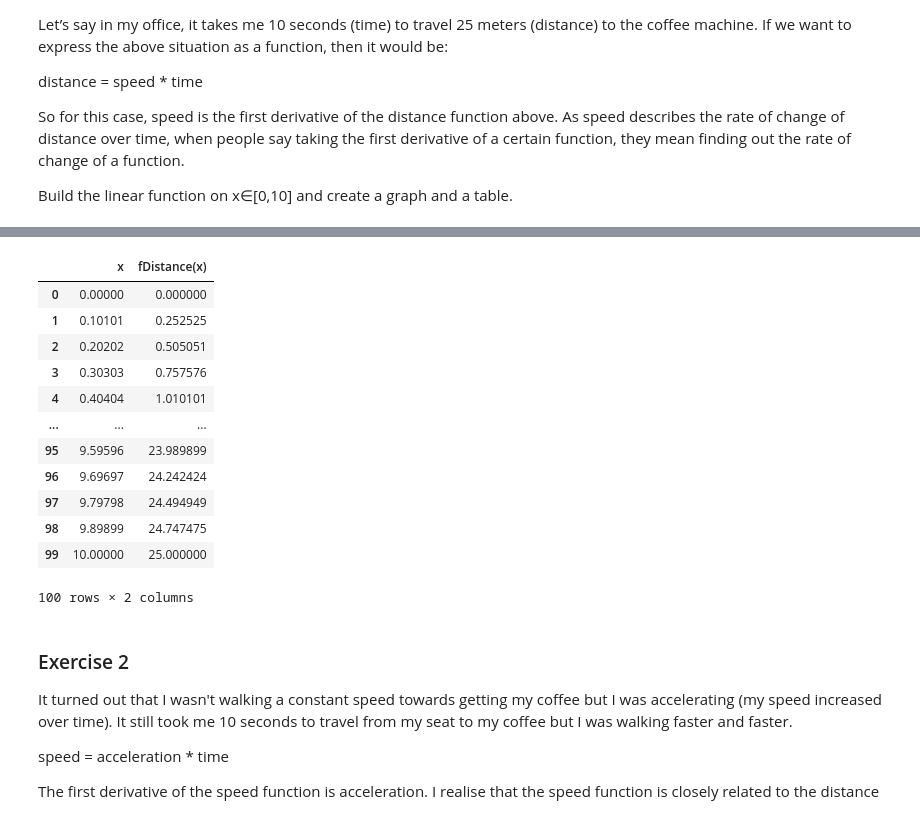
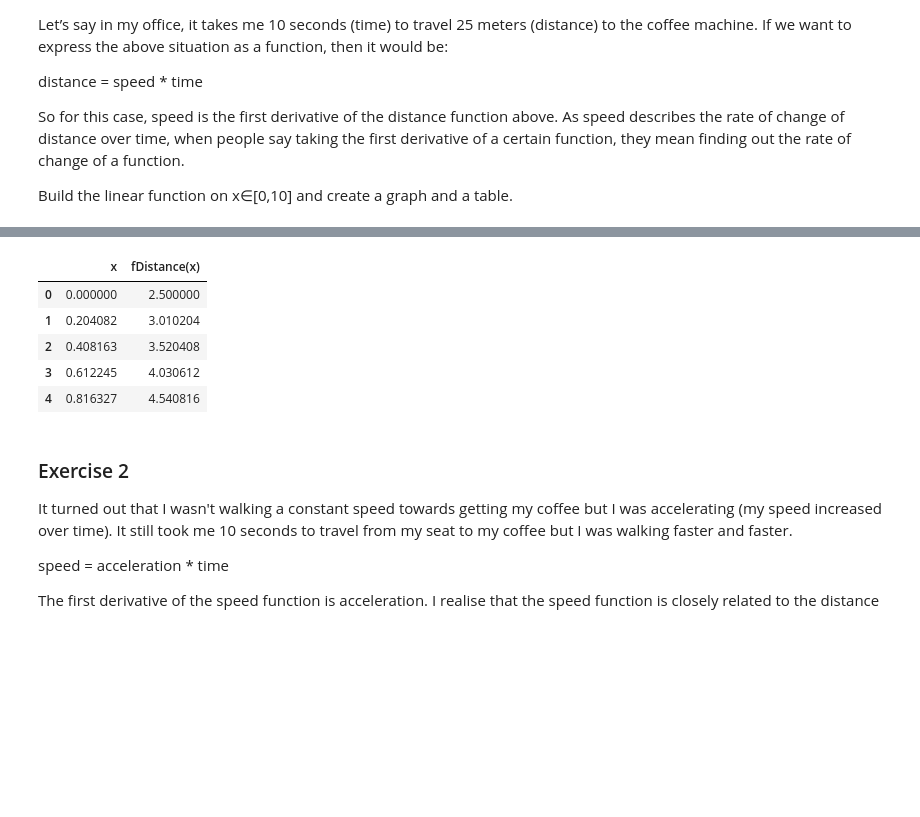
Before and after one commit to xalejandrow/calculus-and-algebra-problems-with-python, a Jupyter notebook: problems.ipynb, the cells around one changed output, grey strips where cells are left out. Drawn from its saved outputs; the diff is of its cells as text; code cells hidden in the pictures; blank space fills up the shorter version.

```diff
--- a/problems.ipynb
+++ b/problems.ipynb
@@ -31,7 +31,7 @@ import matplotlib.pyplot as plt
 
 #define function and domain
 def fDistance(time):
-    return time * 2.5
+    return 2.5*time + 2.5
 
 print(fDistance(10))
 # %% [output]
@@ -39,6 +39,6 @@ print(fDistance(10))
 # %%
 #plot of function on domain
-x = np.linspace(0,10,100)
+x = np.linspace(0,10)
 plt.plot(x, fDistance(x))
 # %% [output]
 [<matplotlib.lines.Line2D at 0x...>]
@@ -46,21 +46,14 @@ plt.plot(x, fDistance(x))
 # %%
 # create a dataframe
 f1 = pd.DataFrame({'x': x, 'fDistance(x)': fDistance(x)})
-f1
+f1.head()
 # %% [output]
 |  | x | fDistance(x) |
-| 0 | 0.00000 | 0.000000 |
-| 1 | 0.10101 | 0.252525 |
-| 2 | 0.20202 | 0.505051 |
-| 3 | 0.30303 | 0.757576 |
-| 4 | 0.40404 | 1.010101 |
-| ... | ... | ... |
-| 95 | 9.59596 | 23.989899 |
-| 96 | 9.69697 | 24.242424 |
-| 97 | 9.79798 | 24.494949 |
-| 98 | 9.89899 | 24.747475 |
-| 99 | 10.00000 | 25.000000 |
+| 0 | 0.000000 | 2.500000 |
+| 1 | 0.204082 | 3.010204 |
+| 2 | 0.408163 | 3.520408 |
+| 3 | 0.612245 | 4.030612 |
+| 4 | 0.816327 | 4.540816 |
-100 rows × 2 columns
 # %% [markdown]
 ### Exercise 2
 
```
Also changed, not shown: parts of 9 cells of this notebook, 1 other file.
